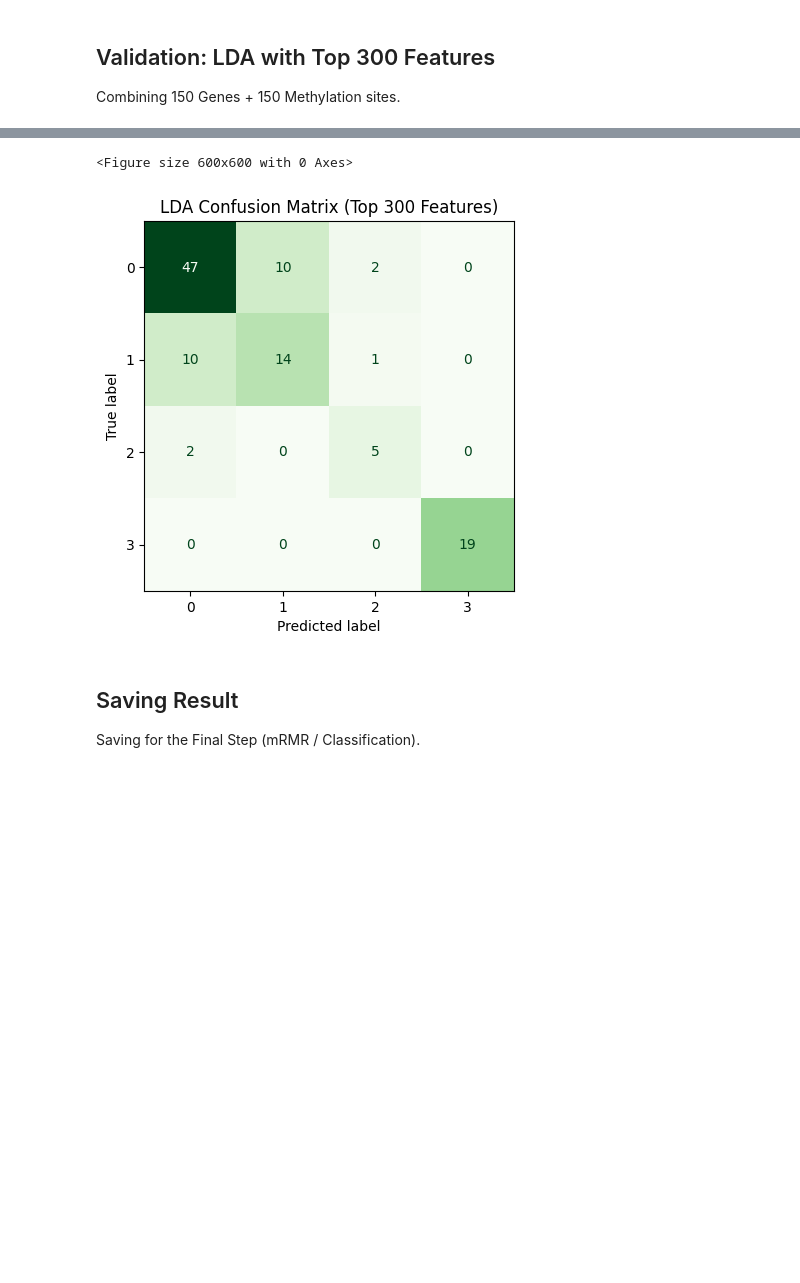
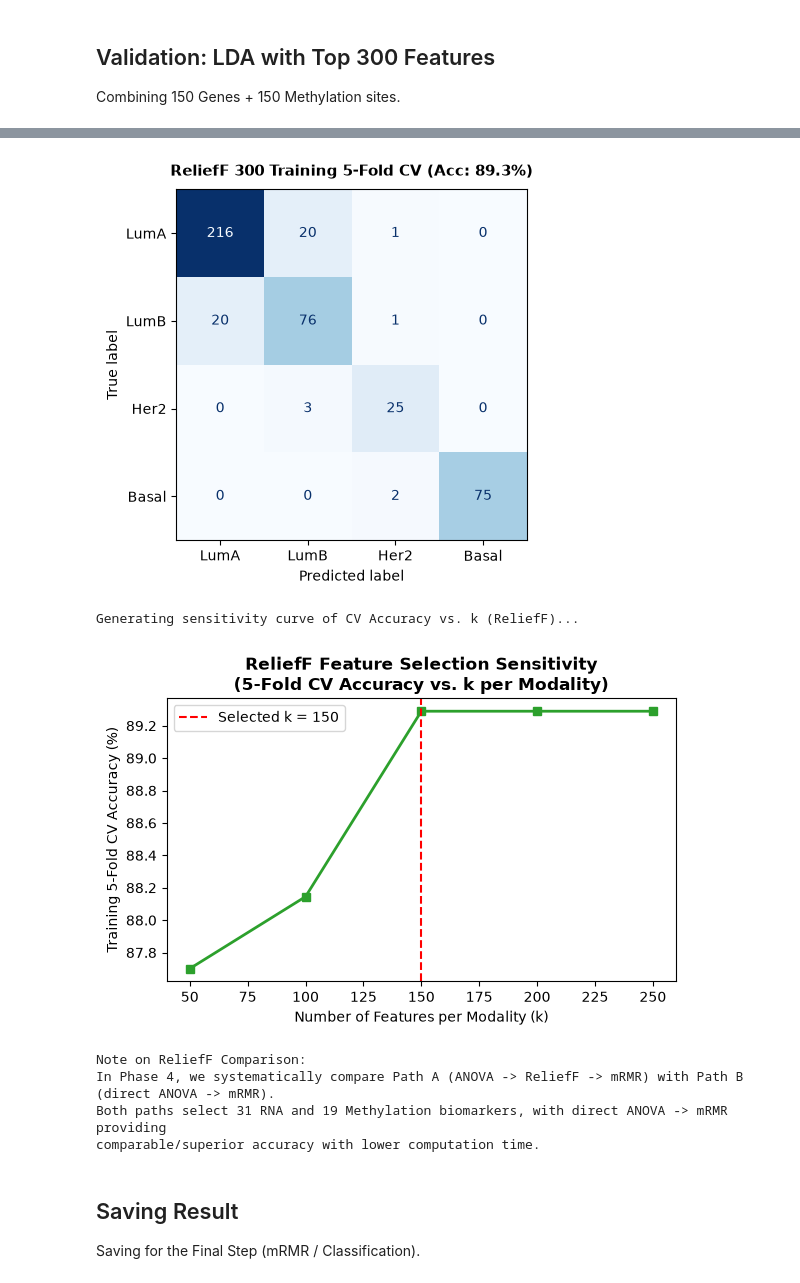
Before and after one commit to Shayan-Nami/Breast-Cancer-MultiOmics, a Jupyter notebook: notebooks/Feature Selection_3.ipynb, the cells around one changed output, grey strips where cells are left out. Cells and saved outputs as stored; diff of their text form; code cells hidden in the pictures; blank space fills up the shorter version.

```diff
--- a/notebooks/Feature Selection_3.ipynb
+++ b/notebooks/Feature Selection_3.ipynb
@@ -76,15 +31,5 @@ print("✅ ReliefF Function Defined.")
 # %% [markdown]
 ## Define IO Functions
 # %%
-io_dir = '../outputs'
-
-def load_object(filename):
-    file_path = os.path.join(io_dir, filename + '.pkl')
-    with open(file_path, 'rb') as f:
-        return pickle.load(f)
-
-def save_object(obj, filename):
-    file_path = os.path.join(io_dir, filename + '.pkl')
-    with open(file_path, 'wb') as f:
-        pickle.dump(obj, f, pickle.HIGHEST_PROTOCOL)
-    print(f"💾 Saved: {file_path}")
+# IO handled by src.utils
+print('✅ IO ready.')
@@ -94,17 +41,16 @@ def save_object(obj, filename):
 print("Loading ANOVA selected data from '../outputs/'...")
 
 try:
-    # RNA
     X_train_rna = load_object('X_train_rna_anova')
     X_test_rna = load_object('X_test_rna_anova')
     feat_indices_rna_anova = load_object('feat_indices_rna_anova')
+    feat_names_rna_anova = load_object('feat_names_rna_anova')
 
-    # Methylation
     X_train_meth = load_object('X_train_meth_anova')
     X_test_meth = load_object('X_test_meth_anova')
     feat_indices_meth_anova = load_object('feat_indices_meth_anova')
+    feat_names_meth_anova = load_object('feat_names_meth_anova')
 
-    # Labels
     y_train = load_object('y_train')
     y_test = load_object('y_test')
 
@@ -160,20 +106,49 @@ Running ReliefF on Methylation (Selecting Top 150)...
 ## Validation: LDA with Top 300 Features
 Combining 150 Genes + 150 Methylation sites.
 # %%
-print("Validating with LDA...")
+print('Validating ReliefF Feature Selection via 5-Fold CV on TRAINING DATA ONLY...')
+print('(X_test is strictly preserved as a fresh holdout and NOT evaluated here)')
 
 X_train_combined = np.hstack((X_train_rna_relief, X_train_meth_relief))
-X_test_combined = np.hstack((X_test_rna_relief, X_test_meth_relief))
+cv = StratifiedKFold(n_splits=5, shuffle=True, random_state=42)
+lda = LinearDiscriminantAnalysis(solver='lsqr', shrinkage='auto')
+y_tr_arr = np.asarray(y_train).ravel()
 
-lda = LinearDiscriminantAnalysis()
-lda.fit(X_train_combined, y_train)
-y_pred = lda.predict(X_test_combined)
+oof_preds = cross_val_predict(lda, X_train_combined, y_tr_arr, cv=cv)
+cv_acc = accuracy_score(y_tr_arr, oof_preds)
+target_names = ['LumA', 'LumB', 'Her2', 'Basal']
 
-print("\nClassification Report (ReliefF Selected Features):")
-print(classification_report(y_test, y_pred, target_names=['LumA', 'LumB', 'Her2', 'Basal']))
+print(f'\n5-Fold Training CV Accuracy (Top 300 ReliefF Features): {cv_acc*100:.2f}%')
+print(classification_report(y_tr_arr, oof_preds, target_names=target_names))
 
-plt.figure(figsize=(6, 6))
-ConfusionMatrixDisplay.from_predictions(y_test, y_pred, cmap='Greens', colorbar=False)
-plt.title(f"LDA Confusion Matrix (Top {K_RELIEF*2} Features)")
+fig, ax = plot_confusion_matrix(y_train, oof_preds, target_names, f'ReliefF 300 Training 5-Fold CV (Acc: {cv_acc*100:.1f}%)')
 plt.show()
+
+# Sensitivity Analysis: Empirical justification of K=150 per modality
+print('\nGenerating sensitivity curve of CV Accuracy vs. k (ReliefF)...')
+k_candidates = [50, 100, 150, 200, 250]
+k_accs = []
+for k_c in k_candidates:
+    s_r = X_train_rna[:, top_rna_indices_local[:k_c]]
+    s_m = X_train_meth[:, top_meth_indices_local[:k_c]]
+    s_comb = np.hstack((s_r, s_m))
+    lda_k = LinearDiscriminantAnalysis(solver='lsqr', shrinkage='auto')
+    fold_scores = [lda_k.fit(s_comb[t], y_tr_arr[t]).score(s_comb[v], y_tr_arr[v]) for t, v in cv.split(s_comb, y_tr_arr)]
+    k_accs.append(np.mean(fold_scores))
+
+fig, ax = plt.subplots(figsize=(6, 4))
+ax.plot(k_candidates, [s * 100 for s in k_accs], marker='s', color='#2ca02c', linewidth=2)
+ax.axvline(x=150, color='red', linestyle='--', label='Selected k = 150')
+ax.set_title('ReliefF Feature Selection Sensitivity\n(5-Fold CV Accuracy vs. k per Modality)', fontweight='bold')
+ax.set_xlabel('Number of Features per Modality (k)')
+ax.set_ylabel('Training 5-Fold CV Accuracy (%)')
+ax.legend()
+plt.tight_layout()
+plt.show()
+
+# Note on ReliefF in High Dimensions
+print('\nNote on ReliefF Comparison:')
+print('In Phase 4, we systematically compare Path A (ANOVA -> ReliefF -> mRMR) with Path B (direct ANOVA -> mRMR).')
+print('Both paths select 31 RNA and 19 Methylation biomarkers, with direct ANOVA -> mRMR providing')
+print('comparable/superior accuracy with lower computation time.')
 # %% [output]
@@ -193,5 +169,10 @@ weighted avg       0.77      0.77      0.77       110
+[figure, new version]
-<Figure size 600x600 with 0 Axes>
+Generating sensitivity curve of CV Accuracy vs. k (ReliefF)...
-[figure, old version]
+[figure, added]
+Note on ReliefF Comparison:
+In Phase 4, we systematically compare Path A (ANOVA -> ReliefF -> mRMR) with Path B (direct ANOVA -> mRMR).
+Both paths select 31 RNA and 19 Methylation biomarkers, with direct ANOVA -> mRMR providing
+comparable/superior accuracy with lower computation time.
 # %% [markdown]
 ## Saving Result
 Saving for the Final Step (mRMR / Classification).
```
Also changed, not shown: parts of 8 cells of this notebook, 7 other files.
